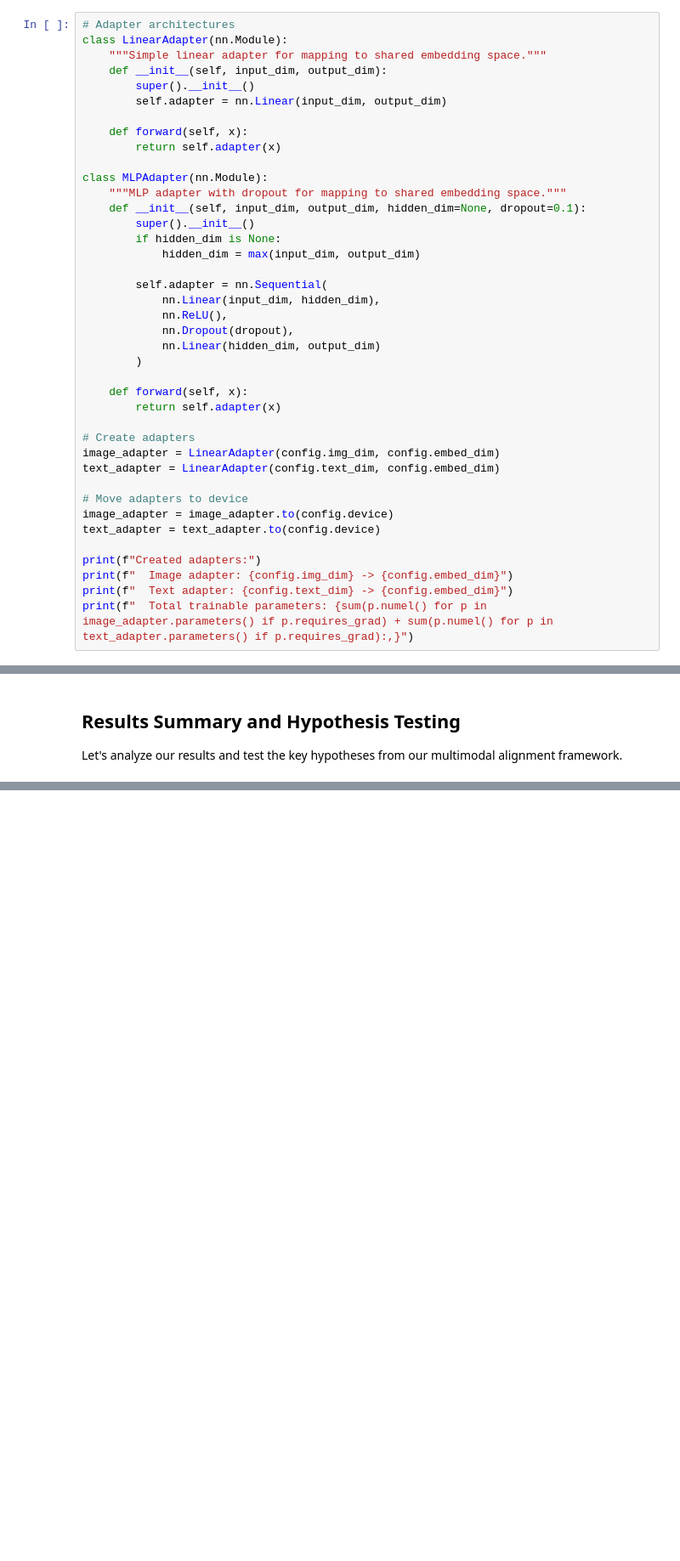
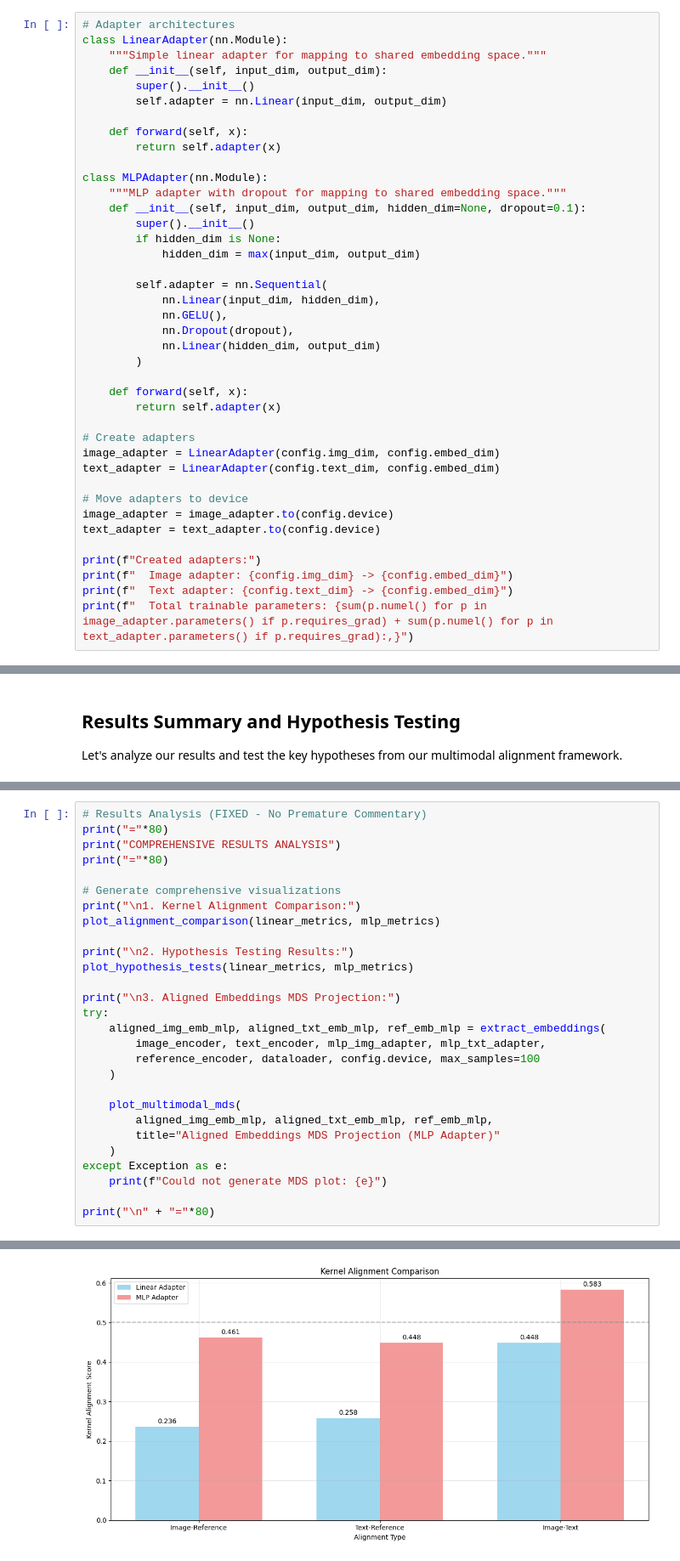
Before and after one commit to qsimeon/deep_learning_project, a Jupyter notebook: multimodal_alignment.ipynb, the cells around one changed output, grey strips where cells are left out. Shown: that part at 85% size. Drawn from its saved outputs; the diff is of its cells as text; blank space fills up the shorter version.

```diff
--- a/multimodal_alignment.ipynb
+++ b/multimodal_alignment.ipynb
@@ -468,7 +463,7 @@ class MLPAdapter(nn.Module):
 
         self.adapter = nn.Sequential(
             nn.Linear(input_dim, hidden_dim),
-            nn.ReLU(),
+            nn.GELU(),
             nn.Dropout(dropout),
             nn.Linear(hidden_dim, output_dim)
         )
@@ -1391,0 +1365,29 @@ print("="*80)
+# %%
+# Results Analysis (FIXED - No Premature Commentary)
+print("="*80)
+print("COMPREHENSIVE RESULTS ANALYSIS")
+print("="*80)
+
+# Generate comprehensive visualizations
+print("\n1. Kernel Alignment Comparison:")
+plot_alignment_comparison(linear_metrics, mlp_metrics)
+
+print("\n2. Hypothesis Testing Results:")
+plot_hypothesis_tests(linear_metrics, mlp_metrics)
+
+print("\n3. Aligned Embeddings MDS Projection:")
+try:
+    aligned_img_emb_mlp, aligned_txt_emb_mlp, ref_emb_mlp = extract_embeddings(
+        image_encoder, text_encoder, mlp_img_adapter, mlp_txt_adapter,
+        reference_encoder, dataloader, config.device, max_samples=100
+    )
+
+    plot_multimodal_mds(
+        aligned_img_emb_mlp, aligned_txt_emb_mlp, ref_emb_mlp,
+        title="Aligned Embeddings MDS Projection (MLP Adapter)"
+    )
+except Exception as e:
+    print(f"Could not generate MDS plot: {e}")
+
+print("\n" + "="*80)
+# %% [output]
@@ -1391,0 +1399 @@ print("="*80)
+[figure, added]
```
Also changed, not shown: parts of 8 cells of this notebook.
